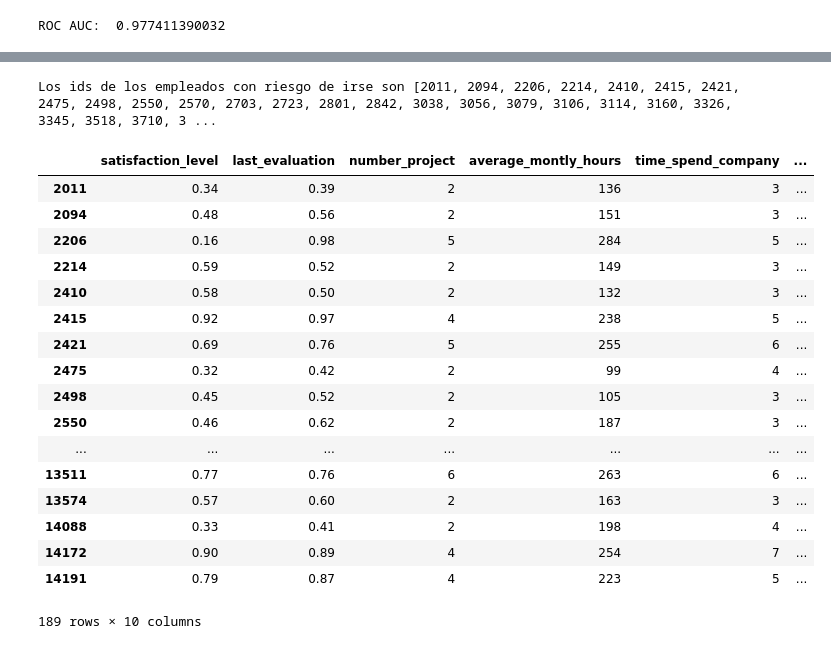
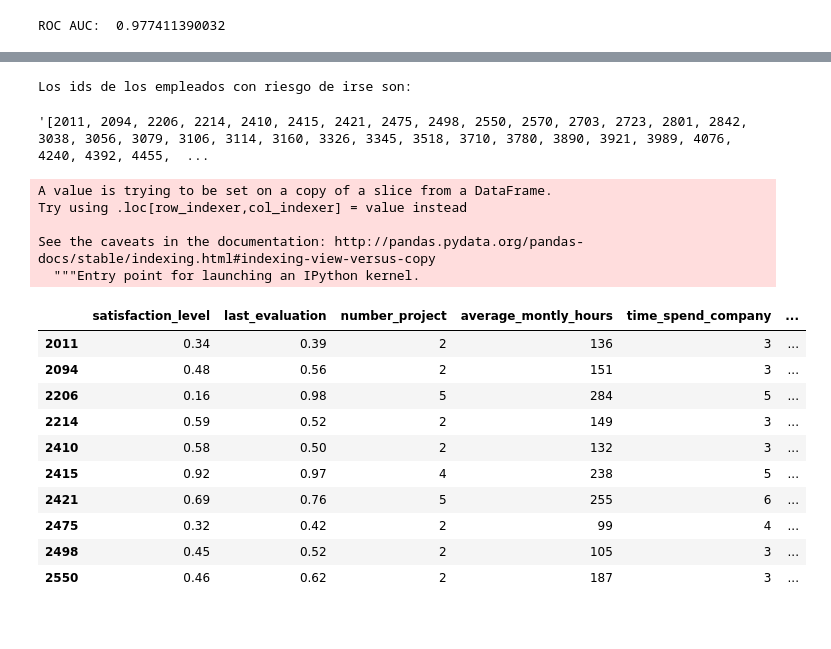
Before and after one commit to mlambolla/Analytics_HR_Attrition, a Jupyter notebook: Demo/Demo - Attrition.ipynb, the cells around one changed output, grey strips where cells are left out. Saved outputs shown, nothing was run; the diff lists cells and outputs as text; code cells hidden in the pictures.

```diff
--- a/Demo/Demo - Attrition.ipynb
+++ b/Demo/Demo - Attrition.ipynb
@@ -311,4 +313,4 @@ ROC AUC:  0.977411390032
 #veamos las probabilidades de salida
 y_pred_svc_proba = model_svc.predict_proba(X_svc)
 # %%
-predicted_values_svc = pd.Series(model_svc.predict(X_svc), index=y_svc.index) y_pred_svc_proba
+predicted_values_svc = pd.Series(model_svc.predict(X_svc), index=y_svc.index)
@@ -351,27 +329,32 @@ df_empleados_con_riesgo
 # %%
-print('Los ids de los empleados con riesgo de irse son: {} .'.format(empleados_con_riesgo))
+print('Los ids de los empleados con riesgo de irse son:')
 # %% [output]
-Los ids de los empleados con riesgo de irse son [2011, 2094, 2206, 2214, 2410, 2415, 2421, 2475, 2498, 2550, 2570, 2703, 2723, 2801, 2842, 3038, 3056, 3079, 3106, 3114, 3160, 3326, 3345, 3518, 3710, 3 ...
+Los ids de los empleados con riesgo de irse son:
+# %%
+format(empleados_con_riesgo)
+# %% [output]
+'[2011, 2094, 2206, 2214, 2410, 2415, 2421, 2475, 2498, 2550, 2570, 2703, 2723, 2801, 2842, 3038, 3056, 3079, 3106, 3114, 3160, 3326, 3345, 3518, 3710, 3780, 3890, 3921, 3989, 4076, 4240, 4392, 4455,  ...
 # %%
 df_hr_empleados_con_riesgo = df_hr[df_hr.index.isin(empleados_con_riesgo)]
+# %%
+df_hr_empleados_con_riesgo['prob_renuncia'] = df_empleados_con_riesgo.loc[:,'prob_renuncia']
+# %% [output]
+A value is trying to be set on a copy of a slice from a DataFrame.
+Try using .loc[row_indexer,col_indexer] = value instead
+
+See the caveats in the documentation: http://pandas.pydata.org/pandas-docs/stable/indexing.html#indexing-view-versus-copy
+  """Entry point for launching an IPython kernel.
 # %%
-df_hr_empleados_con_riesgo
+df_hr_empleados_con_riesgo.head(10)
 # %% [output]
 |  | satisfaction_level | last_evaluation | number_project | average_montly_hours | time_spend_company | ... |
 | 2011 | 0.34 | 0.39 | 2 | 136 | 3 | ... |
 | 2094 | 0.48 | 0.56 | 2 | 151 | 3 | ... |
 | 2206 | 0.16 | 0.98 | 5 | 284 | 5 | ... |
 | 2214 | 0.59 | 0.52 | 2 | 149 | 3 | ... |
 | 2410 | 0.58 | 0.50 | 2 | 132 | 3 | ... |
 | 2415 | 0.92 | 0.97 | 4 | 238 | 5 | ... |
 | 2421 | 0.69 | 0.76 | 5 | 255 | 6 | ... |
 | 2475 | 0.32 | 0.42 | 2 | 99 | 4 | ... |
 | 2498 | 0.45 | 0.52 | 2 | 105 | 3 | ... |
 | 2550 | 0.46 | 0.62 | 2 | 187 | 3 | ... |
-| ... | ... | ... | ... | ... | ... | ... |
-| 13511 | 0.77 | 0.76 | 6 | 263 | 6 | ... |
-| 13574 | 0.57 | 0.60 | 2 | 163 | 3 | ... |
-| 14088 | 0.33 | 0.41 | 2 | 198 | 4 | ... |
-| 14172 | 0.90 | 0.89 | 4 | 254 | 7 | ... |
-| 14191 | 0.79 | 0.87 | 4 | 223 | 5 | ... |
-189 rows × 10 columns
```
Also changed, not shown: parts of 8 cells of this notebook, 12 other files.
